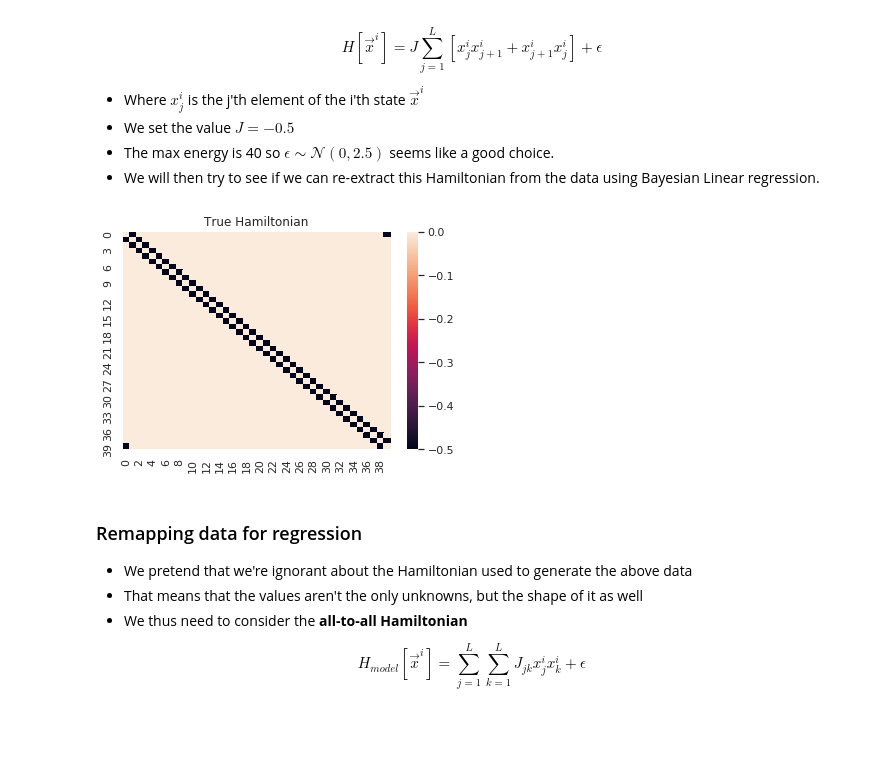
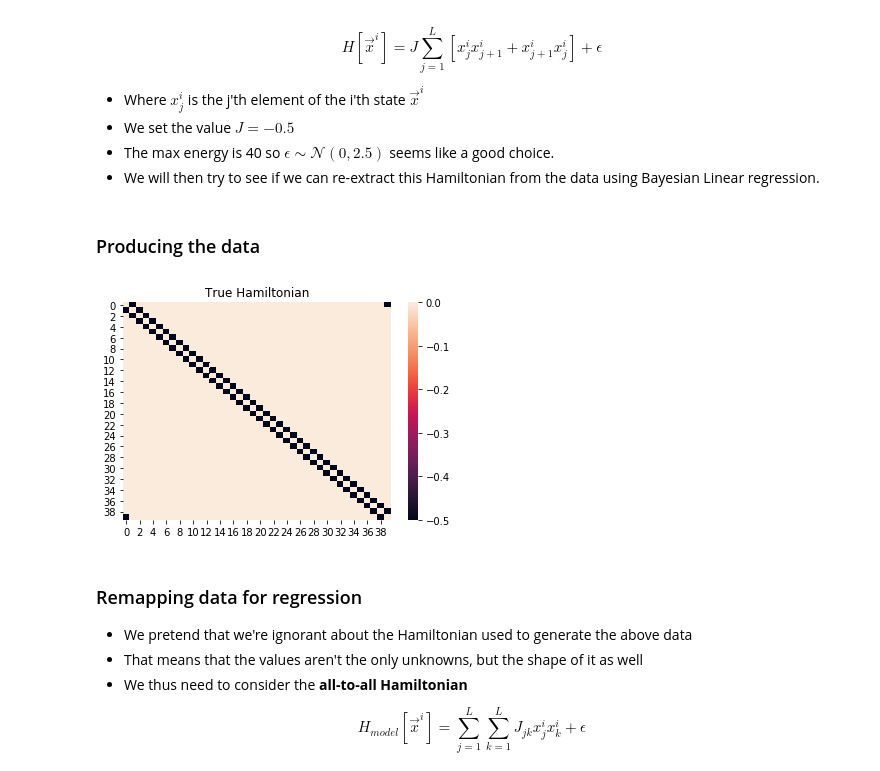
Before and after one commit to Kodemannen/Bayesian-Inference-and-Machine-Learning, a Jupyter notebook: slides_version.ipynb, the cells around one changed output. Drawn from its saved outputs; the diff is of its cells as text; code cells hidden in the pictures; blank space fills up the shorter version.

```diff
--- a/slides_version.ipynb
+++ b/slides_version.ipynb
@@ -178,6 +182,8 @@ $$
 * We set the value $J=-0.5$
 * The max energy is 40 so $\epsilon \sim \mathcal{N}(0,2.5)$ seems like a good choice.
 * We will then try to see if we can re-extract this Hamiltonian from the data using Bayesian Linear regression.
+# %% [markdown]
+### Producing the data
 # %%
 import numpy as np
 import scipy.sparse as sp
@@ -213,15 +219,15 @@ def ising_energies(states_, plot_true=False):
     return E
 # %%
 import seaborn as sns
-sns.set()
+
 # calculate Ising energies
 energies=ising_energies(states,plot_true=True)
 
 # Adding noise:
 noise_variance = 2.5
 energies += np.random.normal(0,scale=np.sqrt(noise_variance), size=energies.shape)
 # %% [output]
-[figure, old version]
+[figure, new version]
 # %% [markdown]
 ### Remapping data for regression
 
```
Also changed, not shown: parts of 2 cells of this notebook.
